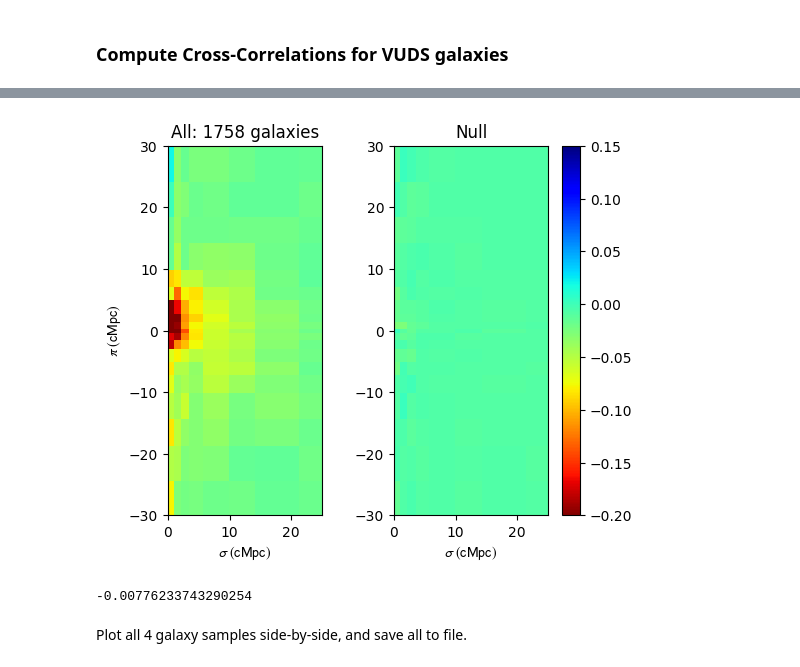
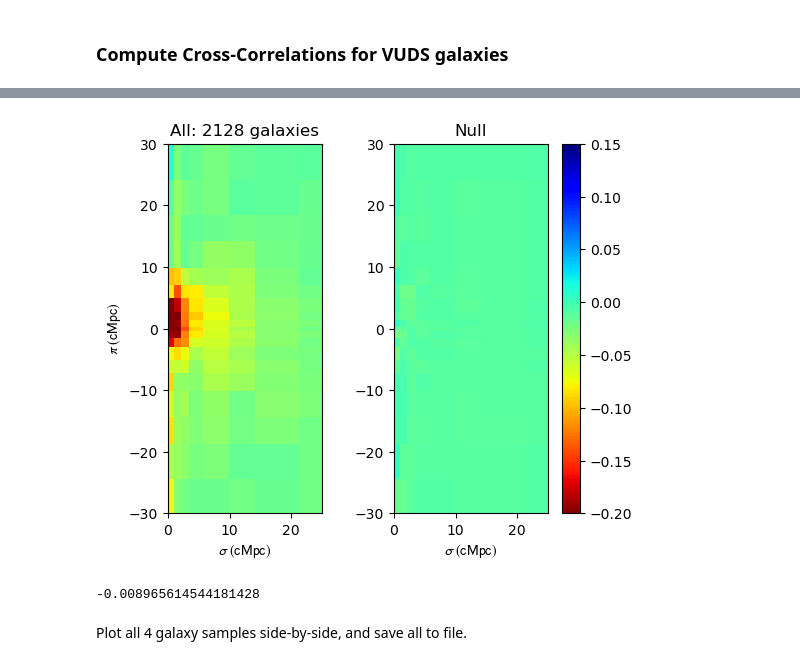
Before and after one commit to bzh-bzh/clamato-xcorr, a Jupyter notebook: crosscorr_cl2020.ipynb, the cells around one changed output, grey strips where cells are left out. Saved outputs shown, nothing was run; the diff lists cells and outputs as text; code cells hidden in the pictures.

```diff
--- a/crosscorr_cl2020.ipynb
+++ b/crosscorr_cl2020.ipynb
@@ -23,6 +23,7 @@ The pixel data needs to be generated using the IDL script GEN_CROSSCORR_INPUT.PR
 # %%
 import numpy as np
 import time as time
+import os
 import lyafxcorr_kg as xcorr
 
 # Set up matplotlib and use a nicer set of plot parameters
@@ -48,7 +49,8 @@ def taueff_evo(z):
 # Define cosmology
 cosmo = FlatLambdaCDM(H0=70, Om0=0.31)
 
-lyapix = xcorr.lyapix("pixel_radecz_cl2017_v4.1.bin",cosmo=cosmo)
+clamato_dir_base = 'data/clamato_dr2'
+lyapix = xcorr.lyapix(os.path.join(clamato_dir_base, "pixel_radecz_cl2020_v0.bin") ,cosmo=cosmo)
 
 print("Read in %i Ly-a forest pixels" % lyapix.npix)
 npix = lyapix.npix
@@ -61,7 +63,7 @@ ax.hist(histdata,bins=np.arange(min(histdata),max(histdata) + binwidth, binwidth
 plt.show()
 
 # Carry out mean-flux correction
-fmean_str = ascii.read('fmean_measured_v4.dat')
+fmean_str = ascii.read(os.path.join(clamato_dir_base, 'fmean_measured_v0.dat'))
 zmid = fmean_str['zmid']
 F_mean = fmean_str['F_mean']
 
@@ -76,7 +80,8 @@ We use the catalog created with GRAB_COEVAL_GAL.IPYNB
 
 At the same time, also generate mock catalog
 # %%
-galfil = '/Users/kheegan/lya/3d_recon/map2017/crosscorr/cat_galxcorr_cl2017_nonuniq_v3.dat'
+gal_dir_base = 'data/coeval'
+galfil = os.path.join(gal_dir_base, 'cat_galxcorr_cl2020_nonuniq_v0.dat')
 gal = ascii.read(galfil, format='ipac')
 #print(gal.columns)
 
@@ -220,8 +225,10 @@ Read in 322 3D-HST galaxies, 506 zCOSMOS-Deep galaxies, 195 MOSDEF galaxies,435
 # %% [markdown]
 ### Read in bin edges
 # %%
-PiBin_fil = 'bins23_pi_0-30hMpc.txt'
-SigBin_fil = 'bins10_sigma_0-30hMpc.txt'
+xcorr_dir_base = 'data/xcorr'
+
+PiBin_fil = os.path.join(xcorr_dir_base, 'bins23_pi_0-30hMpc.txt')
+SigBin_fil = os.path.join(xcorr_dir_base, 'bins10_sigma_0-30hMpc.txt')
 
 PiBins0 = ascii.read(PiBin_fil)
 SigBins0 = ascii.read(SigBin_fil)
@@ -507,39 +516,39 @@ Finished evaluating cross-correlations. This took 37.345328 seconds
 0 galaxies had no cross-correlations within these bins.
 # %%
-np.save("xcorr_all_globalf_v4.1.npy", XCorr_all)
-np.save("xcorr_rand_all_globalf_v4.1.npy", XCorr_all_rand)
+np.save(os.path.join(xcorr_dir_base, "xcorr_all_globalf_v4.1.npy"), XCorr_all.value)
+np.save(os.path.join(xcorr_dir_base, "xcorr_rand_all_globalf_v4.1.npy"), XCorr_all_rand.value)
 
 SigMax = 25.
 PiMin = -30.
 PiMax = 30.
 
 fig, (ax1, ax2)= plt.subplots(1,2)
 
 pcm=ax1.pcolormesh(X, Y, XCorrArr,cmap='jet_r',vmin=-0.2, vmax=0.15 )
 ax1.set_aspect('equal')
 ax1.set_xlim(np.min(X), SigMax)
 ax1.set_ylim(PiMin, PiMax)
 ax1.set_xlabel(r'$\sigma\; (\mathrm{cMpc})$')
 ax1.set_ylabel(r'$\pi\; (\mathrm{cMpc})$')
 ax1.set_title("All: %i galaxies" % len(gal))
 
 ax2.pcolormesh(X, Y, XCorrRand, cmap='jet_r',vmin=-0.2,vmax=0.15)
 ax2.set_aspect('equal')
 ax2.set_xlim(np.min(X), SigMax)
 ax2.set_ylim(PiMin, PiMax)
 ax2.set_xlabel(r'$\sigma\; (\mathrm{cMpc})$')
 ax2.set_title("Null")
 
 #fig.colorbar(pcm, ax=ax1)
 fig.colorbar(pcm, ax=ax2)
 fig.subplots_adjust(wspace=-0.2)
 
 plt.show()
 
 print(np.mean(XCorrRand))
 # %% [output]
-[figure, old version]
+[figure, new version]
--0.00776233743290254
+-0.008965614544181428
 # %% [markdown]
 Plot all 4 galaxy samples side-by-side, and save all to file.
 # %%
```
Also changed, not shown: parts of 16 cells of this notebook, 3 other files.
